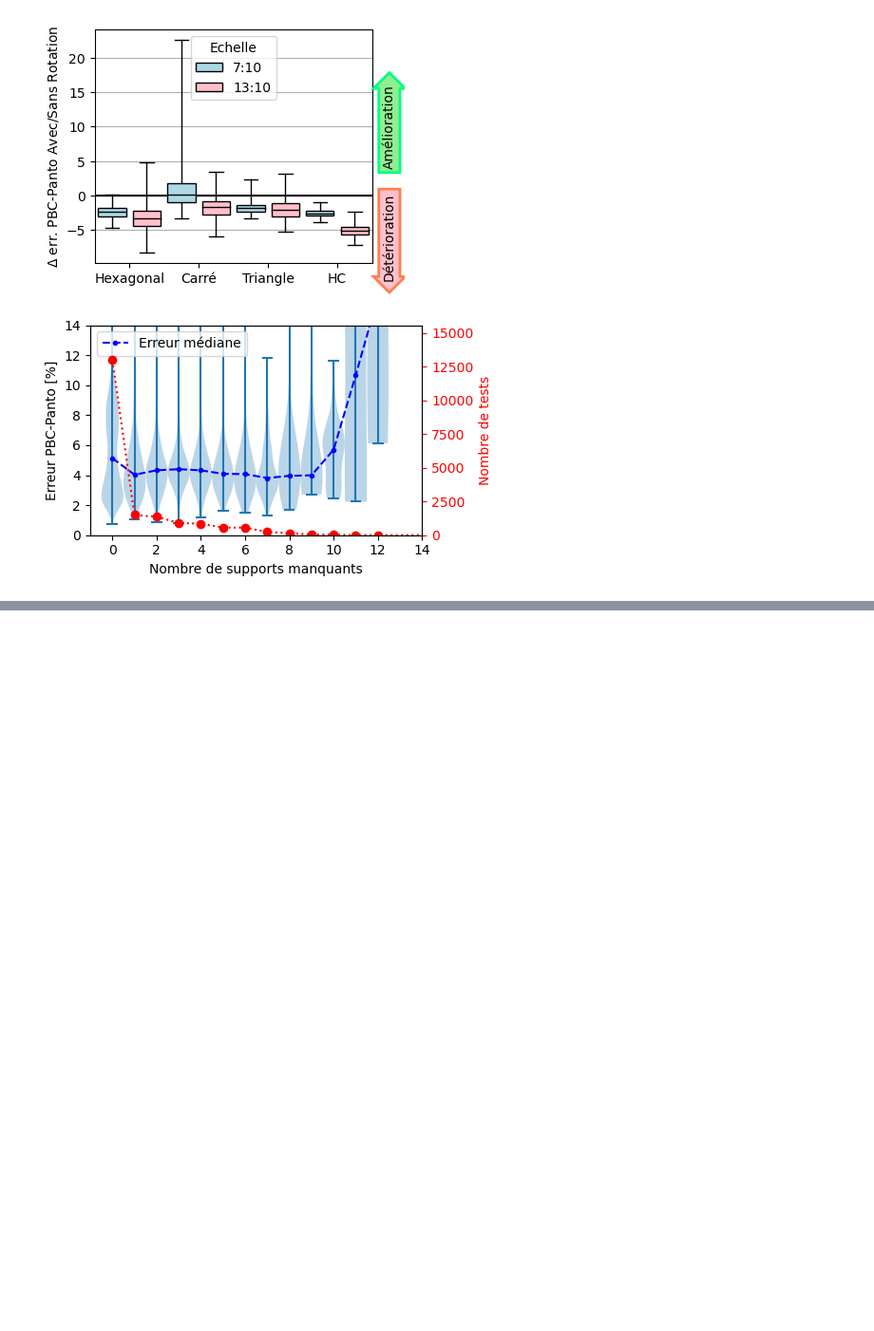
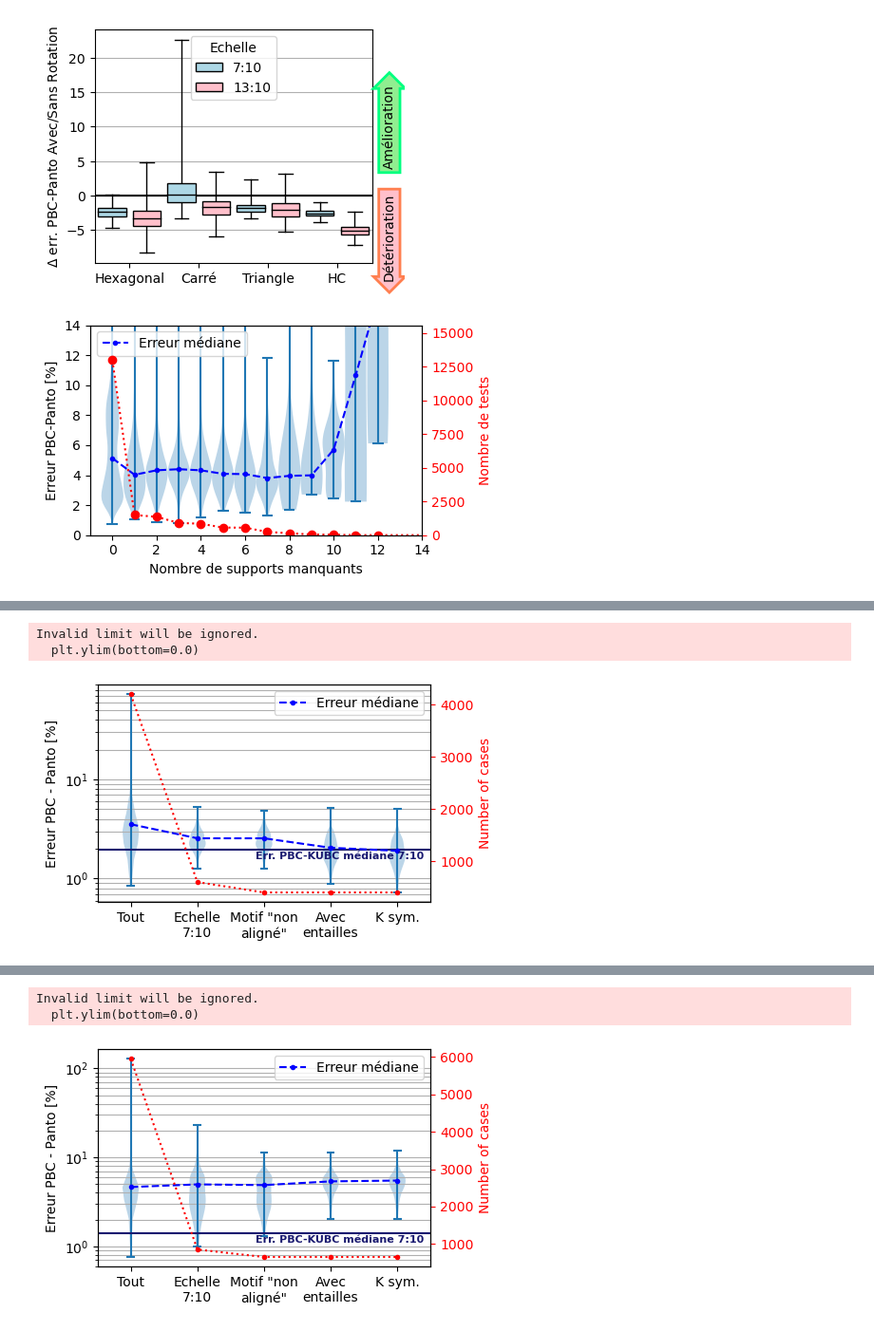
Before and after one commit to h06e/abakubc, a Jupyter notebook: utilities/full_study.ipynb, the cells around one changed output, grey strips where cells are left out. Shown at 95% size. Cells and saved outputs as stored; diff of their text form; code cells hidden in the pictures; blank space fills up the shorter version.

```diff
--- a/utilities/full_study.ipynb
+++ b/utilities/full_study.ipynb
@@ -614,3 +611,77 @@ midnightblue
 Invalid limit will be ignored.
   plt.ylim(bottom=0.0)
 [figure]
+# %%
+for i_meso,mesostructure in enumerate(['campagne_honey','campagne_carre','campagne_trian','campagne_hexac']):
+    print('- '*20+'\n')
+    print(mesostructure)
+    data_raw = get_bulk_data(read_data_from_database([mesostructure]))
+
+    data_list = [[], [], [], [], []]
+    if mesostructure == 'campagne_honey':
+        last_tests_dict={}
+    eoi = (0, 3)
+    for test_id, test in data_raw.items():
+        # * list of conditions
+        stage = 0
+        data_list[stage].append(test.get_error(eoi))
+
+        if test.test_id.split('_')[1] not in ['7']:
+            continue
+        stage += 1
+        data_list[stage].append(test.get_error(eoi))
+
+
+        if test.test_id.split('_')[0]=='carre':
+            if test.test_id.split('_')[2] in ['0','1','15','16']:
+                continue
+        else:
+            if test.test_id.split('_')[2] in ['0','1','6','11','12']:
+                continue
+        stage += 1
+        data_list[stage].append(test.get_error(eoi))
+
+        t_cc_name=test_id.split('_')
+        if test.test_id.split('_')[0]!='hexac':
+            t_cc_name[0]+='CC'
+        t_cc=data_CC_bulk['_'.join(t_cc_name)]
+        stage += 1
+        data_list[stage].append(t_cc.get_error(eoi))
+
+        stage += 1
+        data_list[stage].append(get_error_custom(np.array(t_cc.K_plane_stress_PBC),get_sym_part(t_cc.K_panto_dic)))
+        if mesostructure == 'campagne_honey':
+            last_tests_dict |= {'_'.join(t_cc_name):t_cc}
+
+
+    plt.figure(figsize=(5,3))
+    plt.yscale('log')
+    plt.violinplot(data_list, range(len(data_list)), widths=0.25,
+                showmeans=False, showmedians=False, showextrema=True)
+
+
+    plt.plot(range(len(data_list)), [np.quantile(np.array(i),0.5) for i in data_list], 'b.--', label='Erreur médiane')
+    plt.hlines(mean_err_per_geo_th[0][i_meso], -10,10,colors=colors[0], linestyles='-')
+
+    plt.text(4.4,mean_err_per_geo_th[0][i_meso]*0.95,'Err. PBC-KUBC médiane 7:10',va="top", ha="right", color='midnightblue',size=8,fontweight='bold')
+
+
+
+    plt.xticks(range(len(data_list)), ['Tout', 'Echelle\n7:10', 'Motif "non\naligné"', 'Avec\nentailles', 'K sym.'])
+    plt.ylim(bottom=0.0)
+    plt.ylabel('Erreur PBC - Panto [%]')
+
+
+    plt.grid(axis='y', which="both", ls="-")
+    plt.legend()
+    plt.xlim((-0.5,4.5))
+    plt.twinx()
+    plt.plot(range(len(data_list)), [len(i) for i in data_list], 'r.:')
+    plt.ylabel('Number of cases', color='r')
+    plt.tick_params(axis='y', colors='red')
+
+
+    plt.tight_layout()
+    plt.savefig(f'images/MS_full_selection_{mesostructure}.pdf')
+    plt.show()
+# %% [output]
@@ -616,0 +692,3 @@ Invalid limit will be ignored.
+Invalid limit will be ignored.
+  plt.ylim(bottom=0.0)
+[figure, added]
@@ -616,0 +699,3 @@ Invalid limit will be ignored.
+Invalid limit will be ignored.
+  plt.ylim(bottom=0.0)
+[figure, added]
```
Also changed, not shown: parts of 8 cells of this notebook, 50 other files.
